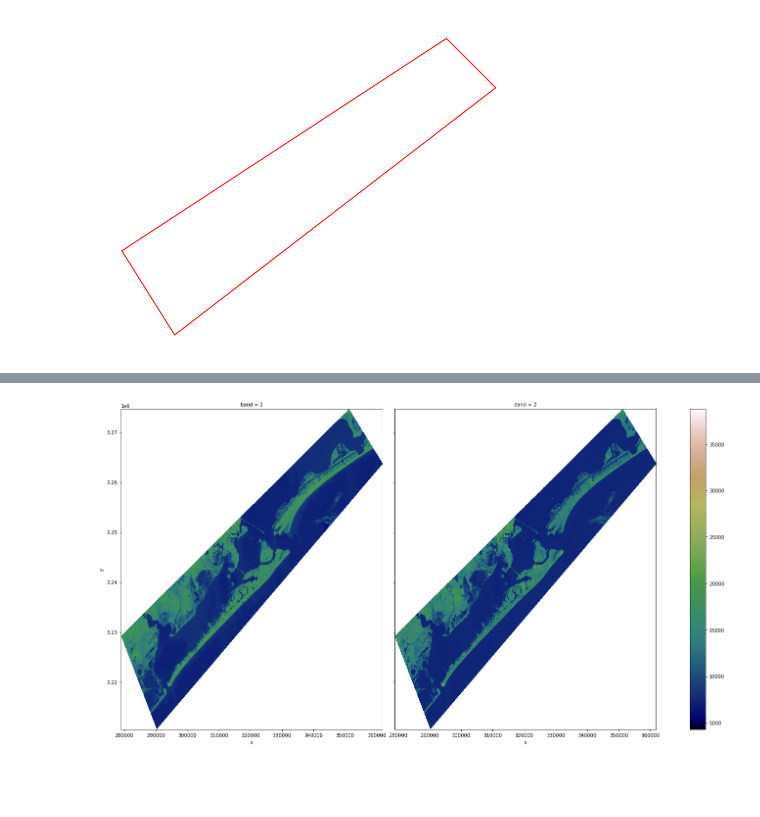
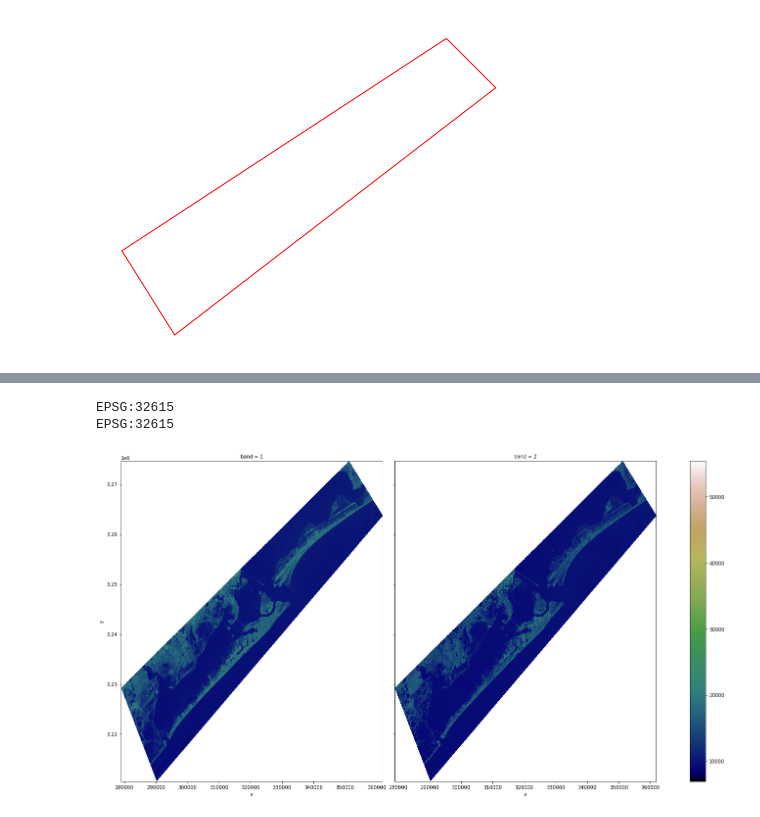
Before and after one commit to maluajai1/Spatial_thoughts, a Jupyter notebook: Change_harvey.ipynb, the cells around one changed output, grey strips where cells are left out. Saved outputs shown, nothing was run; the diff lists cells and outputs as text; code cells hidden in the pictures; blank space fills up the shorter version.

Commit message:
Before After

```diff
--- a/Change_harvey.ipynb
+++ b/Change_harvey.ipynb
@@ -16,9 +16,16 @@ import earthpy.plot as ep
 # %%
 # define input path
 data_path = "harvey"
-pattern = "*B[5-6]*.TIF"
+before_pattern = "*20170524*B[5-6]*.TIF"
+after_pattern = "*20170929*B[5-6]*.TIF"
+
 shp_path = r"harvey/aoi.shp"
-path = os.path.join(data_path, pattern)
-band_path = glob(path)
-band_path
+before_path = os.path.join(data_path, before_pattern)
+after_path = os.path.join(data_path, after_pattern)
+
+before_band_path = glob(before_path)
+print(before_band_path)
+
+after_band_path = glob(after_path)
+print(after_band_path)
 # %% [output]
@@ -73,8 +71,3 @@ ax.axis('off')
 # %% [output]
 (-95.3157658688847, -94.38323033948106, 28.976792465134483, 29.621843881945885)
 [figure]
-# %%
-for data in band_path:
-    landsat_crs = es.crs_check(data)
-    print(landsat_crs)
-    aoi_utm = aoi.to_crs(landsat_crs)
@@ -84,5 +74,7 @@ EPSG:32615
 # %%
-landsat_pre = process_bands(band_path, crop_layer=aoi_utm, stack=True)
-landsat_pre
+landsat_clip_before = process_bands(before_band_path, crop_layer=aoi_utm, stack=True)
+landsat_clip_before
+landsat_clip_after = process_bands(after_band_path, crop_layer=aoi_utm, stack=True)
+landsat_clip_after
 # %% [output]
 I'm stacking your data now.
@@ -126,0 +99,7 @@ Attributes:
+# %%
+f, ax = plt.subplots(figsize = (15,10))
+landsat_clip_before[1].plot.imshow(cmap="rainbow",
+                            ax=ax)
+ax.set_title("Band 6 data of before data")
+ax.set_axis_off()
+plt.show()
@@ -127,9 +108,16 @@ Attributes:
+# %%
+for data in before_band_path:
+    landsat_crs = es.crs_check(data)
+    print(landsat_crs)
+    aoi_utm = aoi.to_crs(landsat_crs)
+# %% [output]
+EPSG:32615
+EPSG:32615
 # %%
-landsat_pre.plot.imshow(figsize=(20, 10), col="band",
-                            col_wrap=2,
+landsat_clip_before.plot.imshow(figsize=(20, 10), col="band",
                             cmap="gist_earth")
 ax.set_axis_off()
 
 plt.show()
 # %% [output]
-[figure, old version]
+[figure, new version]
```
Also changed, not shown: parts of 13 cells of this notebook.
